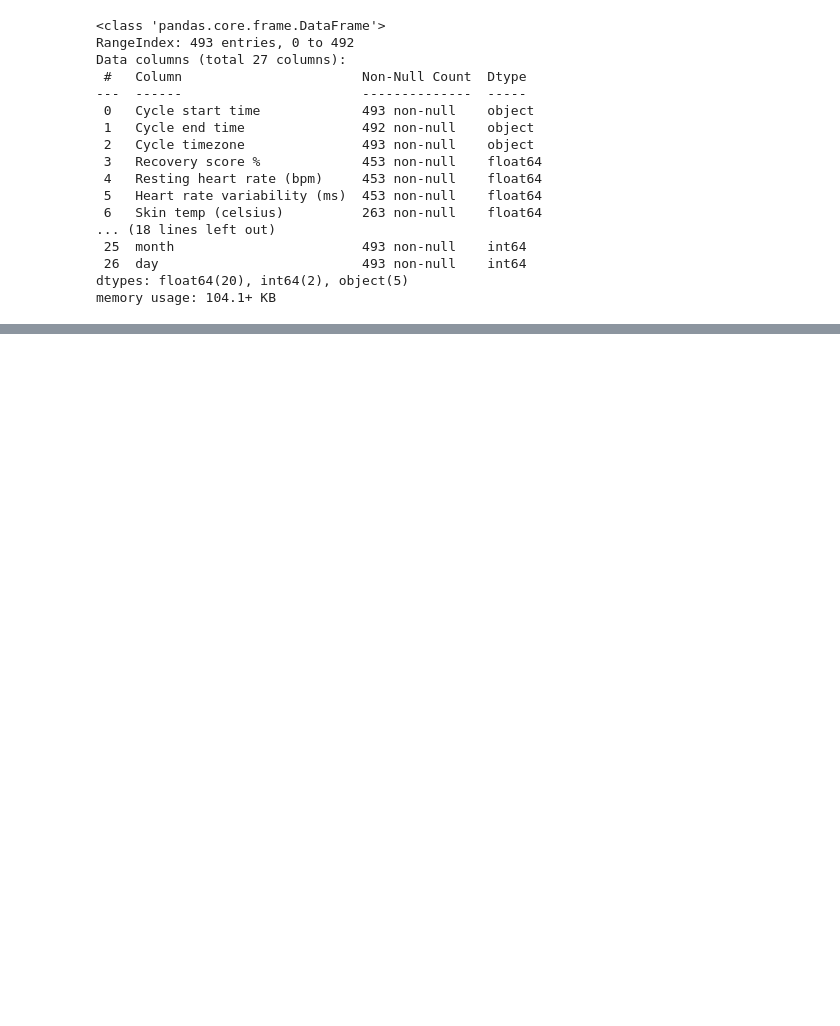
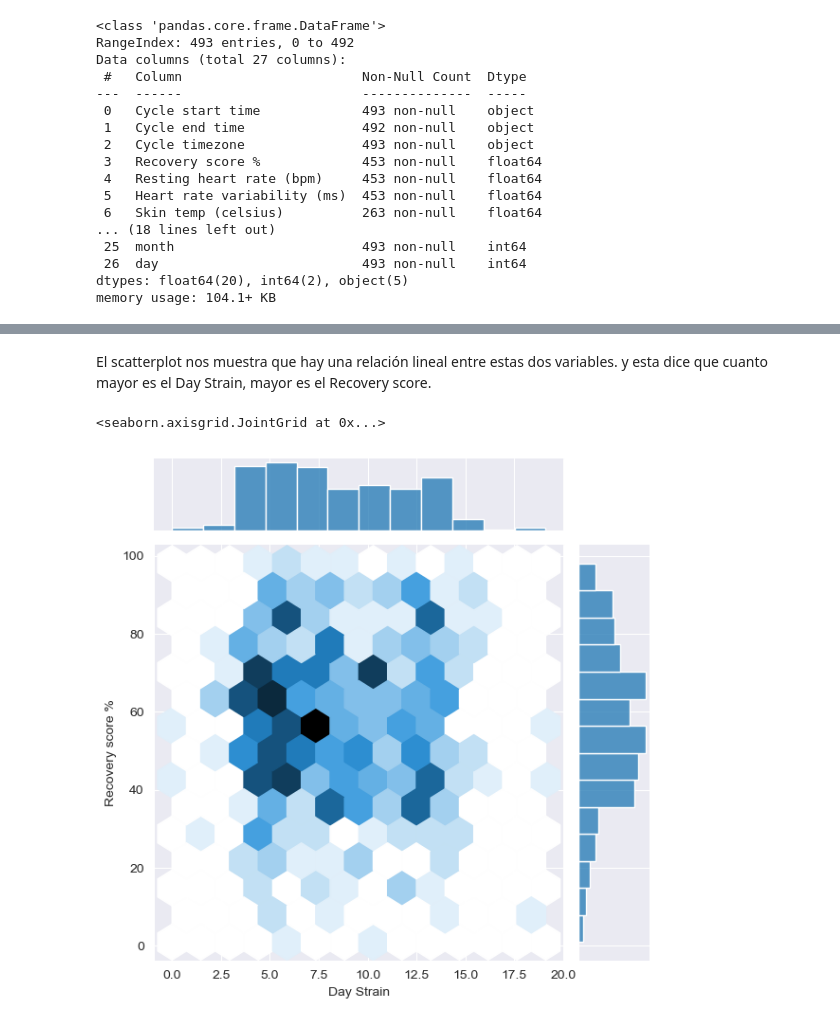
Before and after one commit to infantesromeroadrian/IRON-AIR-WHOOP, a Jupyter notebook: Iron_AIR.ipynb, the cells around one changed output, grey strips where cells are left out. Saved outputs shown, nothing was run; the diff lists cells and outputs as text; code cells hidden in the pictures; blank space fills up the shorter version.

```diff
--- a/Iron_AIR.ipynb
+++ b/Iron_AIR.ipynb
@@ -423,0 +436,7 @@ sns.lineplot(x='month', y='Deep (SWS) duration (min)', data=physiological_cycles
+# %% [markdown]
+El scatterplot nos muestra que hay una relación lineal entre estas dos variables. y esta dice que cuanto mayor es el Day Strain, mayor es el Recovery score.
+# %%
+sns.jointplot(x='Day Strain', y='Recovery score %', data=physiological_cycles, kind='hex')
+# %% [output]
+<seaborn.axisgrid.JointGrid at 0x...>
+[figure, added]
```
Also changed, not shown: parts of 13 cells of this notebook, 1 other file.
